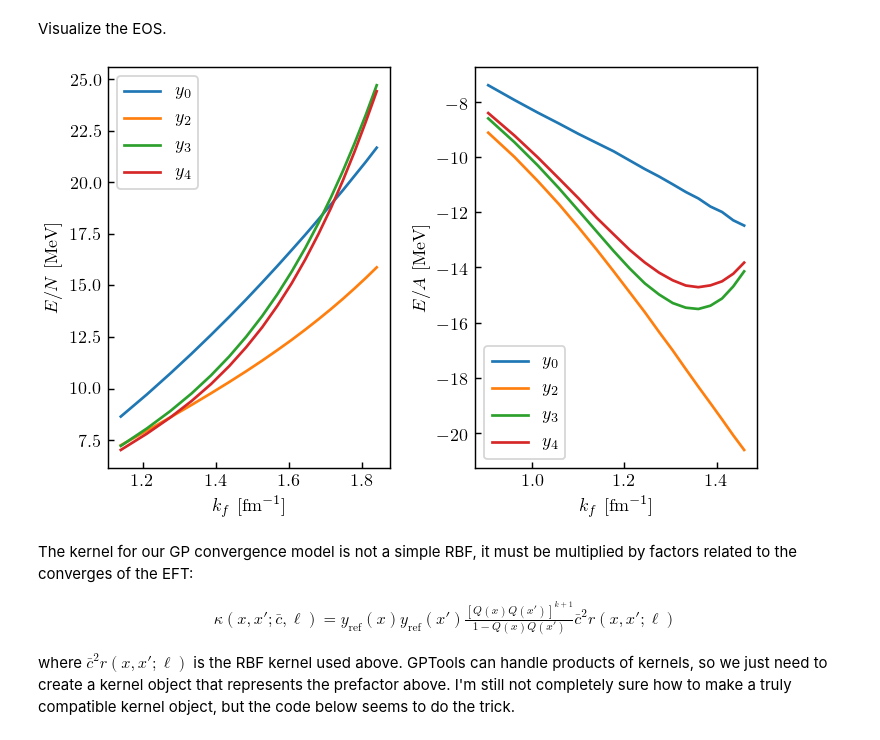
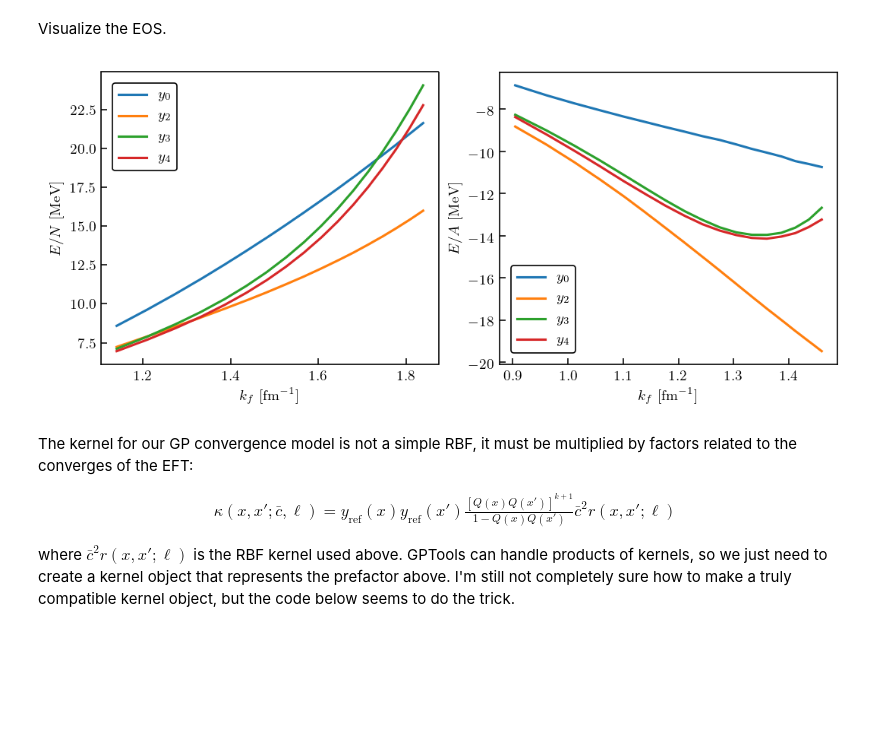
Before and after one commit to buqeye/nuclear-matter-convergence, a Jupyter notebook: analysis/derivatives-bands.ipynb, the cells around one changed output. Cells and saved outputs as stored; diff of their text form; code cells hidden in the pictures; blank space fills up the shorter version.

```diff
--- a/analysis/derivatives-bands.ipynb
+++ b/analysis/derivatives-bands.ipynb
@@ -294,24 +316,53 @@ y_d = y_n - y_s # symmetry energy
+# %%
+kf_n = data.kf_n
+Kf_n = data.Kf_n
+kf_s = data.kf_s
+Kf_s = data.Kf_s
+kf_d = data.kf_avg
+Kf_d = data.Kf_avg
+
+density = data.density
+
+ref_2bf = data.ref_2bf
+ref_n_3bf = data.ref_n_3bf
+ref_s_3bf = data.ref_s_3bf
+ref_d_3bf = data.ref_avg_3bf
+
+y_s_2_plus_3bf = data.y_s_2_plus_3bf
+y_n_2_plus_3bf = data.y_n_2_plus_3bf
+y_d_2_plus_3bf = data.y_d_2_plus_3bf
+
+y_s_2bf = data.y_s_2bf
+y_n_2bf = data.y_n_2bf
+y_d_2bf = data.y_d_2bf
+
+y_s_3bf = data.y_s_3bf
+y_n_3bf = data.y_n_3bf
+y_d_3bf = data.y_d_3bf
+
+fit_n2lo = data.fit_n2lo
+fit_n3lo = data.fit_n3lo
 # %% [markdown]
 Visualize the EOS.
 # %%
-fig, ax = plt.subplots(1, 2)
-fig.tight_layout(pad=2.5)
+fig, ax = plt.subplots(1, 2, figsize=(7, 3))
+# fig.tight_layout(pad=2.5)
 
 # first neutron matter
 for i, n in enumerate(orders):
-    ax[0].plot(kf_n, y_n[:, i], label=fr'$y_{n}$')
+    ax[0].plot(kf_n, y_n_2_plus_3bf[:, i], label=fr'$y_{n}$')
 ax[0].legend()
 ax[0].set_xlabel(r'$k_f$ [fm$^{-1}$]')
 ax[0].set_ylabel(r'$E/N$ [MeV]');
 
 # then symmetric matter
 for i, n in enumerate(orders):
-    ax[1].plot(kf_s, y_s[:, i], label=fr'$y_{n}$')
+    ax[1].plot(kf_s, y_s_2_plus_3bf[:, i], label=fr'$y_{n}$')
 ax[1].legend()
 ax[1].set_xlabel(r'$k_f$ [fm$^{-1}$]')
 ax[1].set_ylabel(r'$E/A$ [MeV]');
 # %% [output]
-[figure, old version]
+[figure, new version]
 # %% [markdown]
 The kernel for our GP convergence model is not a simple RBF, it must be multiplied by factors related to the converges of the EFT:
 
```
Also changed, not shown: parts of 93 cells of this notebook.
